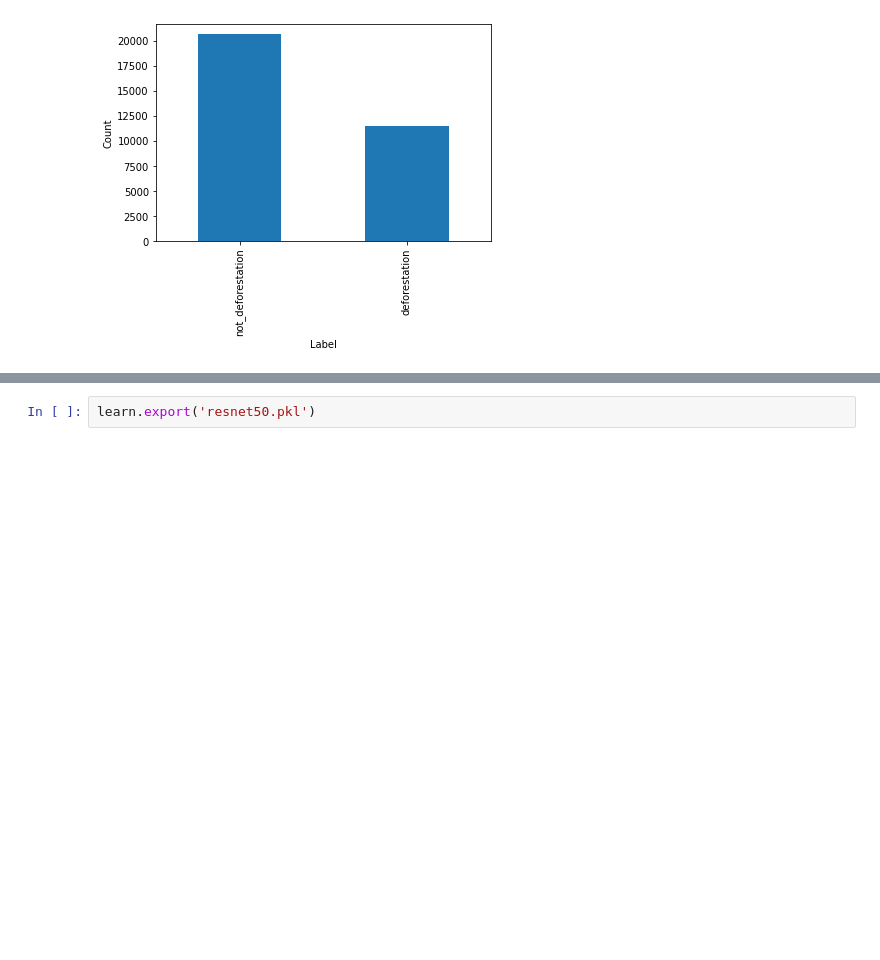
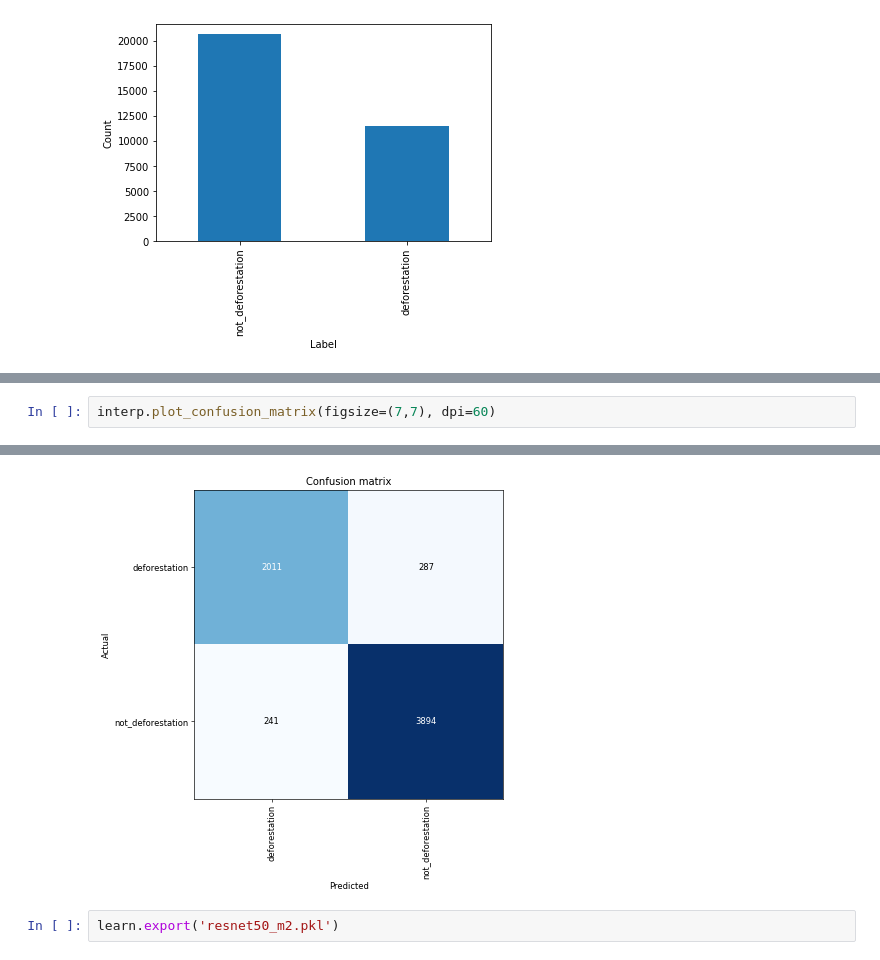
Before and after one commit to LucianCotolan/satellite-image-deforestation, a Jupyter notebook: modelling/training_resnet.ipynb, the cells around one changed output, grey strips where cells are left out. Drawn from its saved outputs; the diff is of its cells as text; blank space fills up the shorter version.

```diff
--- a/modelling/training_resnet.ipynb
+++ b/modelling/training_resnet.ipynb
@@ -162,0 +183,3 @@ learn.show_results()
+# %%
+interp.plot_confusion_matrix(figsize=(7,7), dpi=60)
+# %% [output]
@@ -163,2 +187,3 @@ learn.show_results()
+[figure, added]
 # %%
-learn.export('resnet50.pkl')
+learn.export('resnet50_m2.pkl')
```
Also changed, not shown: parts of 34 cells of this notebook, 7 other files.
